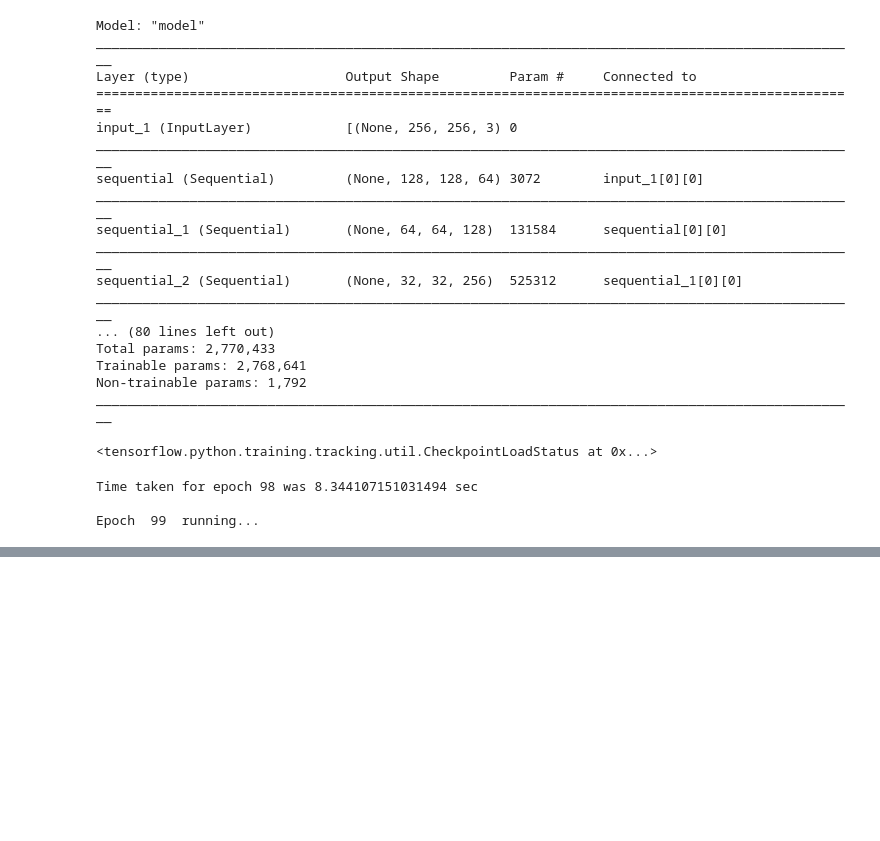
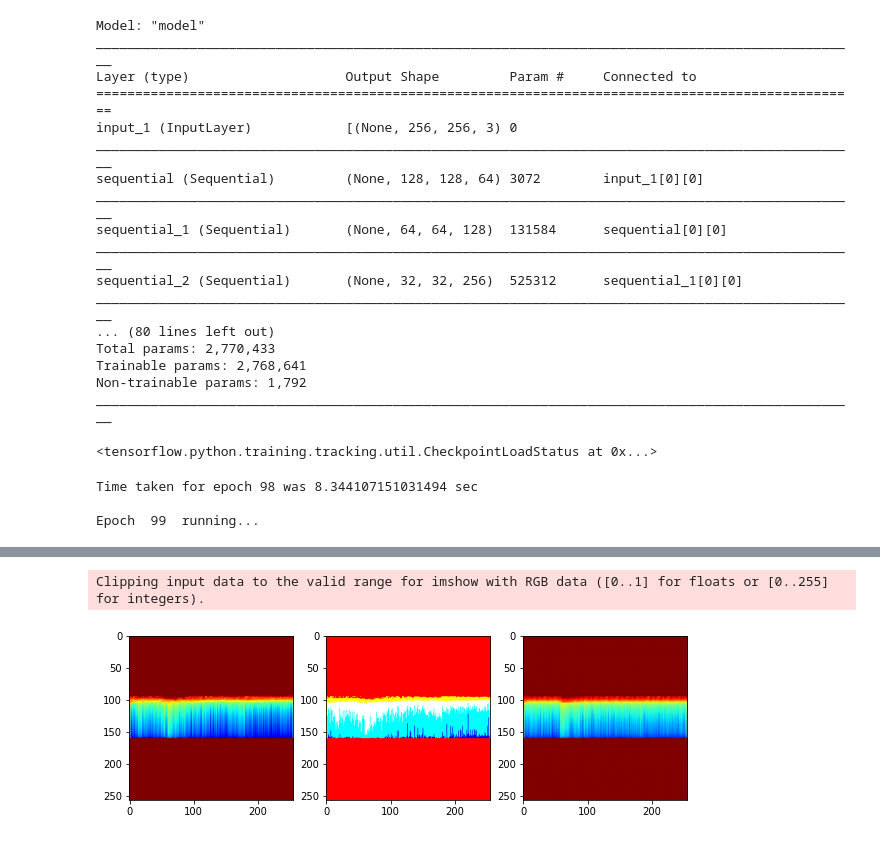
Before and after one commit to astroChance/RadNET, a Jupyter notebook: DCGAN_Model_working.ipynb, the cells around one changed output, grey strips where cells are left out. Saved outputs shown, nothing was run; the diff lists cells and outputs as text; code cells hidden in the pictures; blank space fills up the shorter version.

```diff
--- a/DCGAN_Model_working.ipynb
+++ b/DCGAN_Model_working.ipynb
@@ -915,0 +916,34 @@ Clipping input data to the valid range for imshow with RGB data ([0..1] for floa
+# %%
+TestImages = []
+for root, dirs, files in os.walk("/content/drive/My Drive/MPnet/GAN data/Dev_Testing_Data/Test_Data/Inputs"):
+    for name in files:
+        if name.endswith(".png"):
+            filename = os.path.join(root, name)
+            name = name.split('.')[0]
+            TestImages.append([name, filename])
+
+colormap = 'jet'
+min_val = -20
+max_val = 0
+shading = 'flat'
+
+for i in TestImages:
+    im3d = load_image_train(i[1])
+    testing = np.expand_dims(im3d, axis=0)
+    model_test = generator.predict(testing)
+    model_test = np.squeeze(model_test)
+    model_test = (model_test + 1) * 127.5
+    model_test = model_test.astype(np.uint8)
+    plt.imsave("/content/drive/My Drive/MPnet/GAN data/Dev_Testing_Data/Test_Data/Predictions/" + str(i[0]) + "_prediction.png",
+               model_test, cmap=colormap, vmin=min_val, vmax=max_val)
+
+img_inp = Image.open(TestImages[-1][1])
+img_tens = load(TestImages[-1][1])
+fig, ax = plt.subplots(1,3, figsize=(10,5))
+ax[0].imshow(img_inp, cmap=colormap, vmin=min_val, vmax=max_val)
+ax[1].imshow(img_tens, cmap=colormap, vmin=min_val, vmax=max_val)
+ax[2].imshow(model_test, cmap=colormap, vmin=min_val, vmax=max_val)
+plt.show()
+# %% [output]
+Clipping input data to the valid range for imshow with RGB data ([0..1] for floats or [0..255] for integers).
+[figure, added]
```
Also changed, not shown: parts of 1 cell of this notebook.
